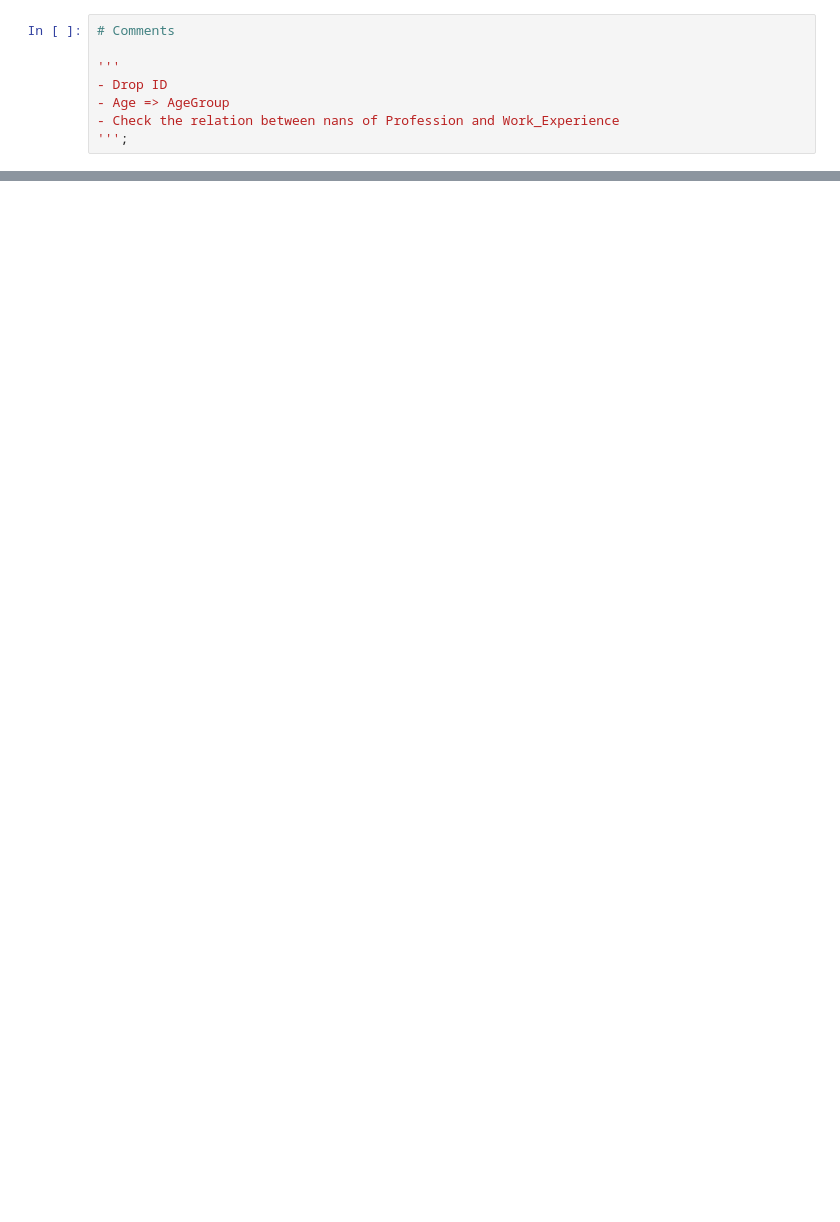
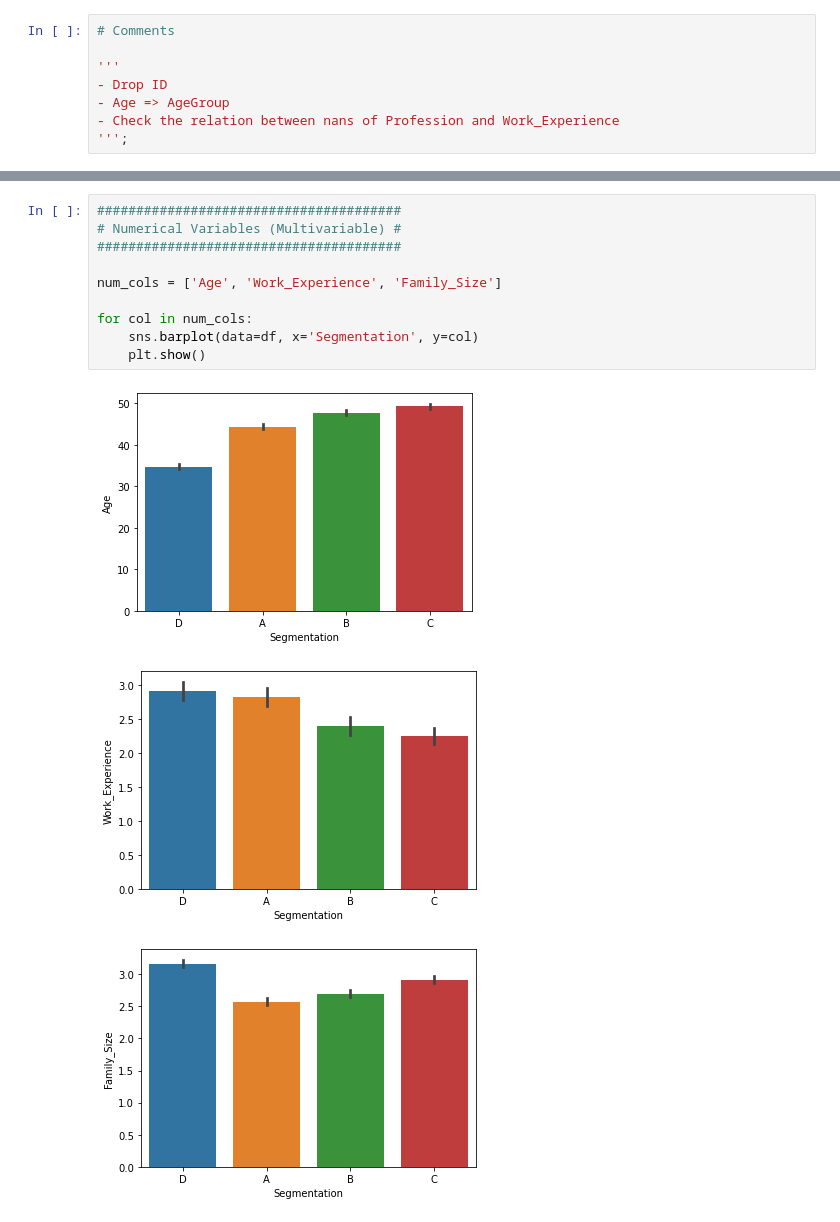
Before and after one commit to phantommarheaven7621/Customer_Segmentation_Classification, a Jupyter notebook: Customer_Segmentation_Classification.ipynb, the cells around one changed output, grey strips where cells are left out. Drawn from its saved outputs; the diff is of its cells as text; blank space fills up the shorter version.

```diff
--- a/Customer_Segmentation_Classification.ipynb
+++ b/Customer_Segmentation_Classification.ipynb
@@ -88,0 +157,14 @@ Number of null values: 0
+# %%
+#######################################
+# Numerical Variables (Multivariable) #
+#######################################
+
+num_cols = ['Age', 'Work_Experience', 'Family_Size']
+
+for col in num_cols:
+    sns.barplot(data=df, x='Segmentation', y=col)
+    plt.show()
+# %% [output]
+[figure, added]
+[figure, added]
+[figure, added]
```
Also changed, not shown: parts of 19 cells of this notebook.
